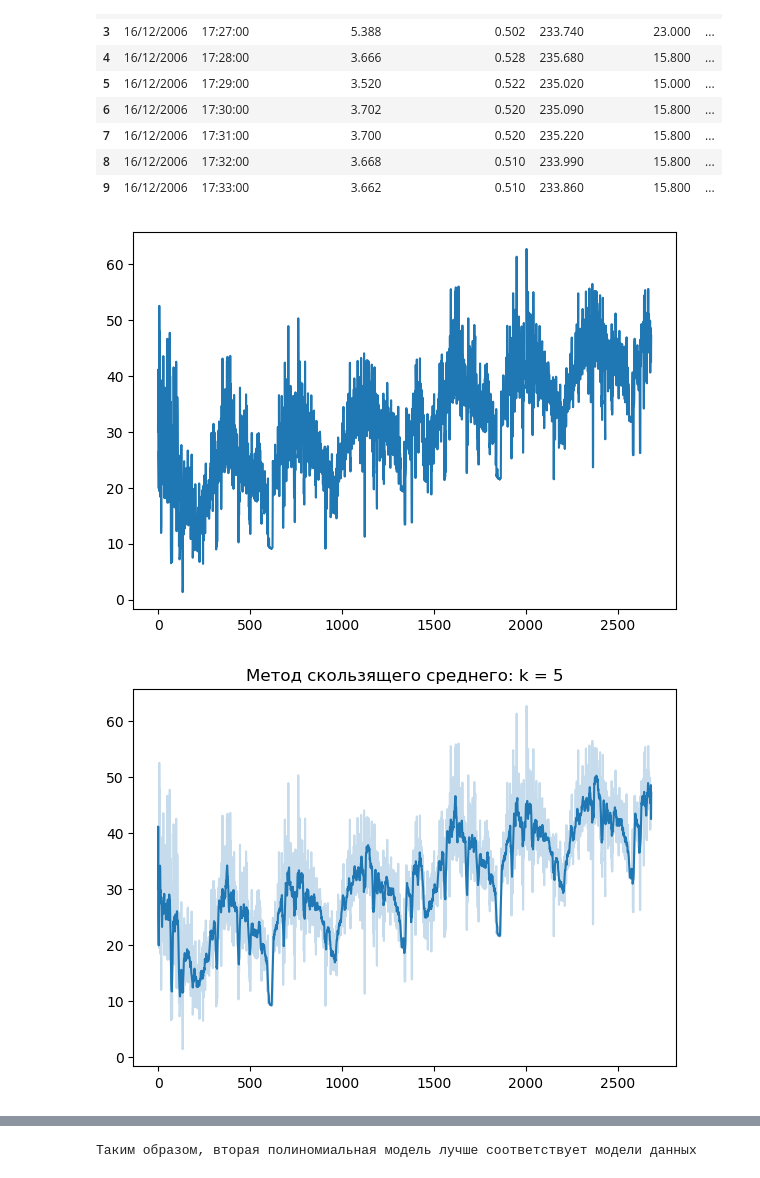
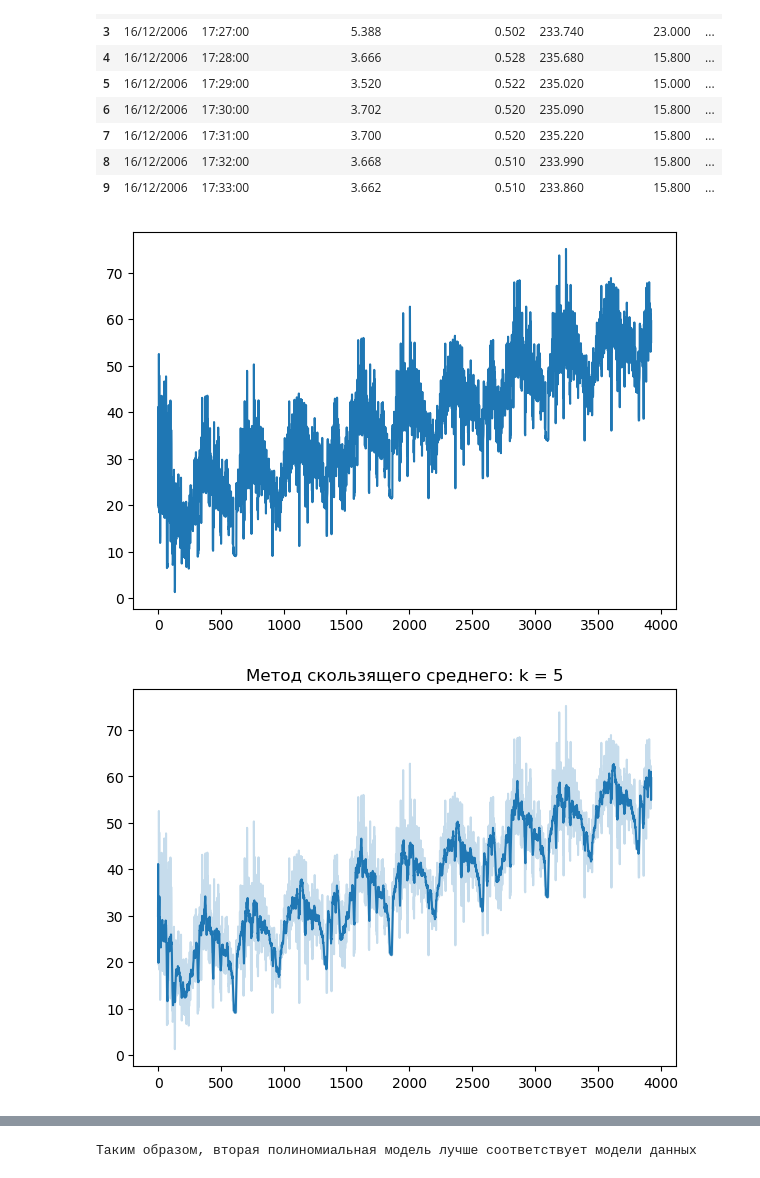
Before and after one commit to ikarinishimura/Data, a Jupyter notebook: time-series/time-series.ipynb, the cells around one changed output, grey strips where cells are left out. Saved outputs shown, nothing was run; the diff lists cells and outputs as text; code cells hidden in the pictures.

```diff
--- a/time-series/time-series.ipynb
+++ b/time-series/time-series.ipynb
@@ -72,14 +72,14 @@ global_power = print_graph(100, 1440, len(df) - 5 - 100)['Power']
 # %%
 global_power = global_power.tolist()
 global_power[0] = 30
-global_power = global_power + [global_power[i] for i in range(200, len(global_power))]
+global_power = global_power + [global_power[i] for i in range(200, len(global_power))] + [global_power[i] for i in range(200, len(global_power))]
 for i in range(0, len(global_power)):
     global_power[i] += i * 0.01
 
 plt.plot(global_power)
 plt.show()
 # %% [output]
-[figure, old version]
+[figure, new version]
 # %%
 # Сглаживание временного ряда - метод скользящего среднего
 
@@ -100,7 +100,7 @@ plt.plot(sma(5, global_power), c = "tab:blue")
 plt.title("Метод скользящего среднего: k = 5")
 plt.show()
 # %% [output]
-[figure, old version]
+[figure, new version]
 # %%
 plt.plot(global_power, alpha=0.25)
 sma_val = sma(10, global_power)
```
Also changed, not shown: parts of 10 cells of this notebook.
